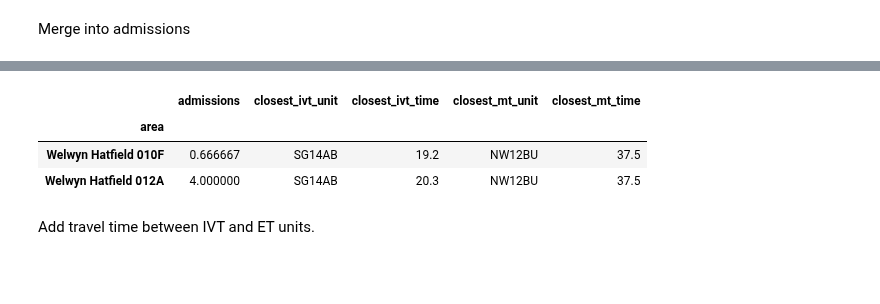
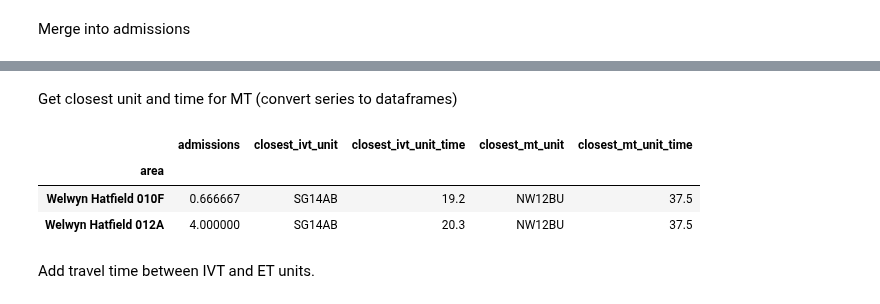
Before and after one commit to samuel-book/stroke_unit_demographics, a Jupyter notebook: 02_combine_demographic_data.ipynb, the cells around one changed output, grey strips where cells are left out. Cells and saved outputs as stored; diff of their text form; code cells hidden in the pictures; blank space fills up the shorter version.

```diff
--- a/02_combine_demographic_data.ipynb
+++ b/02_combine_demographic_data.ipynb
@@ -65,4 +68,5 @@ travel_time.head(2)
 # %% [markdown]
 Get closest unit and time  for IVT (convert series to dataframes)
 # %%
-closest_unit = pd.DataFrame(travel_time.idxmin(axis=1), columns=['closest_ivt_unit'])
+closest_ivt_unit = pd.DataFrame(travel_time_ivt.idxmin(axis=1), columns=['closest_ivt_unit'])
+closest_ivt_unit_time = pd.DataFrame(travel_time_ivt.min(axis=1), columns=['closest_ivt_unit_time'])
@@ -71,7 +73,7 @@ closest_unit_time = pd.DataFrame(travel_time.min(axis=1), columns=['closest_ivt_
 # %% [markdown]
 Merge into admissions
 # %%
-data = data.merge(closest_unit, left_index=True, right_index=True, how='left')
-data = data.merge(closest_unit_time, left_index=True, right_index=True,  how='left')
+data = data.merge(closest_ivt_unit, left_index=True, right_index=True, how='left')
+data = data.merge(closest_ivt_unit_time, left_index=True, right_index=True,  how='left')
 data.head(2)
 # %% [output]
@@ -86,0 +87,3 @@ thromectomy_units = list(units[mask]['Postcode'])
+# %%
+travel_time_mt = travel_time[mt_units]
+travel_time_mt.head(2)
@@ -87,12 +96,14 @@ thromectomy_units = list(units[mask]['Postcode'])
+# %% [markdown]
+Get closest unit and time  for MT (convert series to dataframes)
 # %%
-closest_thrombectomy_unit = pd.DataFrame(travel_time[thromectomy_units].idxmin(axis=1), columns=['closest_mt_unit'])
-closest_thrombectomy_time = pd.DataFrame(travel_time[thromectomy_units].min(axis=1), columns=['closest_mt_time'])
+closest_mt_unit = pd.DataFrame(travel_time_mt.idxmin(axis=1), columns=['closest_mt_unit'])
+closest_mt_unit_time = pd.DataFrame(travel_time_mt.min(axis=1), columns=['closest_mt_unit_time'])
 # %%
-data = data.merge(closest_thrombectomy_unit, left_index=True, right_index=True, how='left')
-data = data.merge(closest_thrombectomy_time, left_index=True, right_index=True, how='left')
+data = data.merge(closest_mt_unit, left_index=True, right_index=True, how='left')
+data = data.merge(closest_mt_unit_time, left_index=True, right_index=True, how='left')
 data.head(2)
 # %% [output]
-|  | admissions | closest_ivt_unit | closest_ivt_time | closest_mt_unit | closest_mt_time |
+|  | admissions | closest_ivt_unit | closest_ivt_unit_time | closest_mt_unit | closest_mt_unit_time |
 | area |  |  |  |  |  |
 | Welwyn Hatfield 010F | 0.666667 | SG14AB | 19.2 | NW12BU | 37.5 |
 | Welwyn Hatfield 012A | 4.000000 | SG14AB | 20.3 | NW12BU | 37.5 |
```
Also changed, not shown: parts of 26 cells of this notebook.
